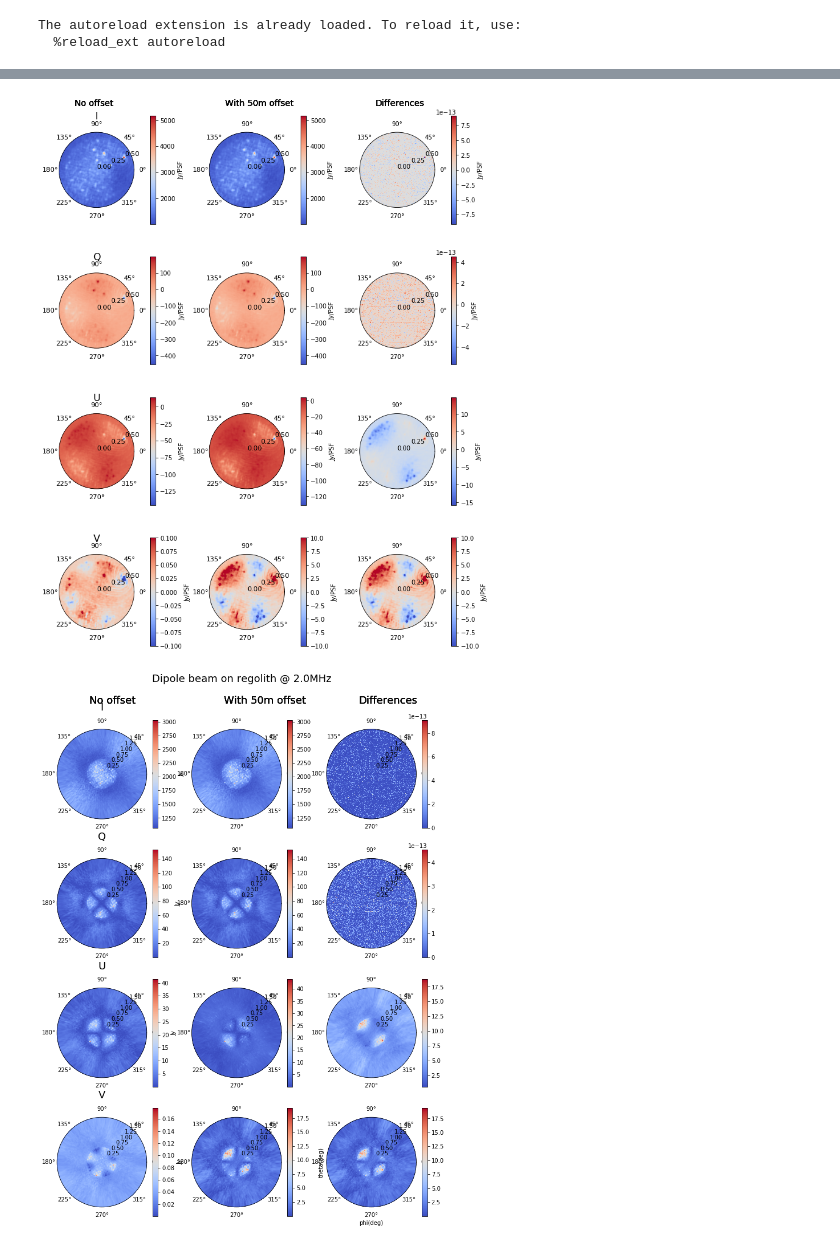
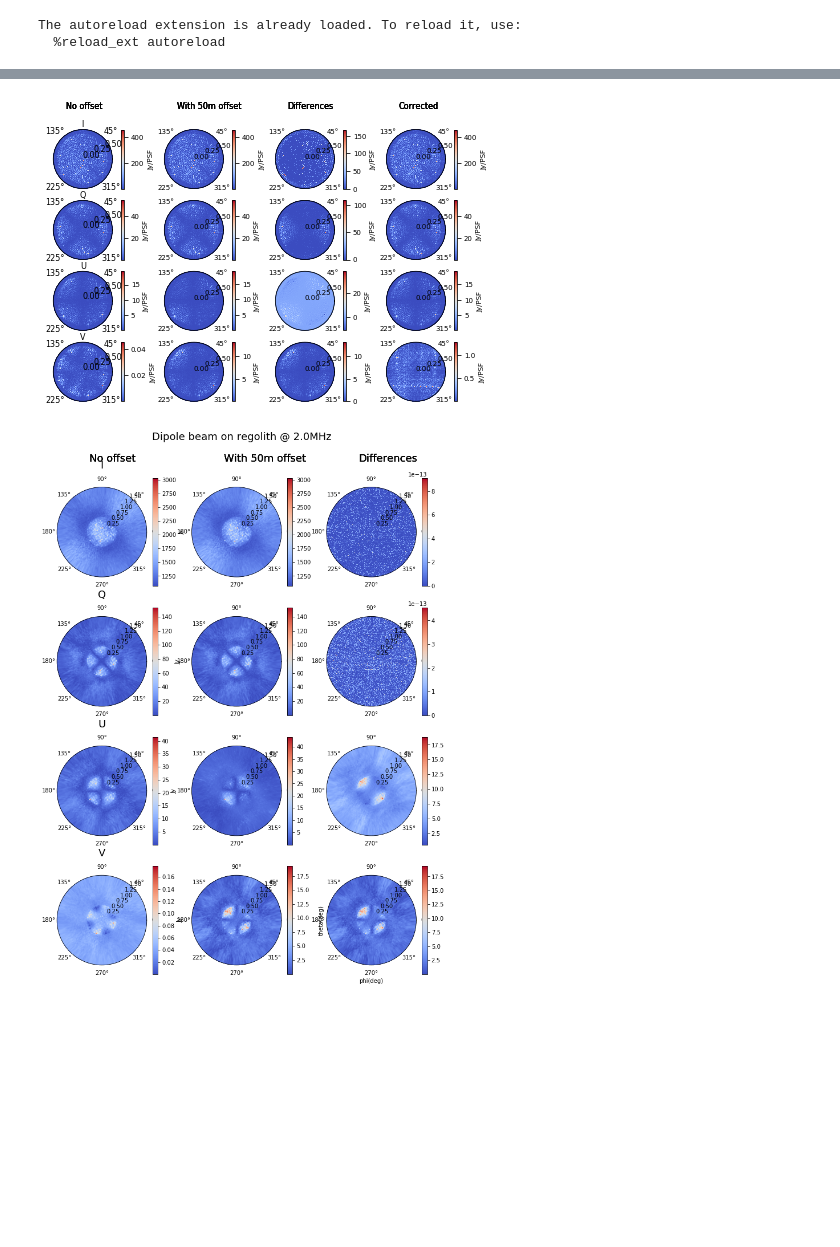
Before and after one commit to nmahesh1412/FARSIDE_imaging_performance, a Jupyter notebook: codes_implementation/dirty_image_calculation.ipynb, the cells around one changed output, grey strips where cells are left out. Cells and saved outputs as stored; diff of their text form; code cells hidden in the pictures; blank space fills up the shorter version.

```diff
--- a/codes_implementation/dirty_image_calculation.ipynb
+++ b/codes_implementation/dirty_image_calculation.ipynb
@@ -213,0 +260,5 @@ sky_obj.make_dirty_image(off_c=0)
+# %%
+M_in_lm = np.zeros((4,4,factor,factor))
+for i in range(len(M_in_lm[:,0,0,0])):
+    for j in range(len(M_in_lm[0,:,0,0])):
+        M_in_lm[i,j,:,:] = ic.beam_interpolate(M_in[i,j,:91,:360],theta,phi[:-1],t,p)
@@ -213,0 +297,5 @@ sky_obj.make_dirty_image(off_c=0)
+# %%
+image_in = np.zeros_like(image,dtype=np.complex256)
+for i in range(factor):
+    for j in range(factor):
+        image_in[:,i,j] = np.dot(np.linalg.inv(M_in_lm[:,:,i,j]),image_off[:,i,j])
@@ -214,5 +416,6 @@ sky_obj.make_dirty_image(off_c=0)
 # %%
-corrected=offset_correction(sky_obj.J_in,sky_obj.image_off)
+sky_obj.make_dirty_image(off_c=0)
+corrected=ic.offset_correction(sky_obj.J_in,sky_obj.image_off)
 # %%
 
 final = np.zeros((4,np.shape(sky_obj.beam_ft)[2],np.shape(sky_obj.beam_ft)[3]),dtype = np.complex128)
@@ -265,7 +484,7 @@ for i in range(4):
 # %%
-sky_pol = beamtopol((final))
-sky_pol_off = beamtopol((final_off))
-sky_pol_offc = beamtopol((final_offc))
+sky_pol = ic.beamtopol((final))
+sky_pol_off = ic.beamtopol((final_off))
+sky_pol_offc = ic.beamtopol((final_offc))
 sky_pol_m = sky_pol[0],sky_pol[3]
 sky_pol_off_m = sky_pol_off[0],sky_pol_off[3]
 sky_pol_off_mc = sky_pol_offc[0],sky_pol_offc[3]
@@ -274,53 +493,74 @@ sky_pol_off_mc = sky_pol_offc[0],sky_pol_offc[3]
 text = ['I', 'Q', 'U', 'V']
 plt_no = 4
 #ext = ['I','V']
-fig2,ax2 = plt.subplots(plt_no,3, subplot_kw=dict(polar=True),figsize=(12,16))
-plt.subplots_adjust(wspace=0.4,hspace=0.3)
+fig2,ax2 = plt.subplots(plt_no,4, subplot_kw=dict(polar=True),figsize=(7.5,5))
+plt.subplots_adjust(wspace=0.3,hspace=0.2)
 
 #fig2.suptitle('Dipole beam on regolith @ '+ str(f)+'MHz',fontsize=14,y=1)
 
 for i in range(plt_no):
     if i ==3:
-        p2 = ax2[int(i%plt_no),0].pcolormesh(p,t,np.real(sky_pol[i]),cmap='coolwarm',vmin=-0.1,vmax=0.1)
+        p2 = ax2[int(i%plt_no),0].pcolormesh(p,t,np.abs(sky_pol[i]),cmap='coolwarm')#,vmin=-0.1,vmax=0.1)
     else:
-        p2 = ax2[int(i%plt_no),0].pcolormesh(p,t,np.real(sky_pol[i]),cmap='coolwarm')#,vmin=vmin, vmax = vmax)#,norm=LogNorm())#,)
-    cbar = plt.colorbar(p2, ax=ax2[int(i%plt_no),0],label='Jy/PSF',pad=0.15)
+        p2 = ax2[int(i%plt_no),0].pcolormesh(p,t,np.abs(sky_pol[i]),cmap='coolwarm')#,vmin=vmin, vmax = vmax)#,norm=LogNorm())#,)
+    cbar = plt.colorbar(p2, ax=ax2[int(i%plt_no),0],label='Jy/PSF',pad=0.1)
     ax2[int(i%plt_no),0].set_rticks([0,0.25,0.5])
-    ax2[int(i%plt_no),0].tick_params(axis='both', labelsize=11)
+    ax2[int(i%plt_no),0].tick_params(axis='both', labelsize=8)
     ax2[int(i%plt_no),0].set_ylim([0,35*np.pi/180])
-    ax2[int(i%plt_no),0].set_title(text[i], pad=15, fontsize = 16)
-    ax2[0,0].text(1.9,1.1,'No offset', fontsize=14)
+    ax2[int(i%plt_no),0].set_xticks(np.array([45,135,225,315])*np.pi/180)
+    ax2[int(i%plt_no),0].tick_params(axis='x',pad=-0.5)
+    ax2[int(i%plt_no),0].set_title(text[i], pad=0.0, fontsize = 8)
+    ax2[0,0].text(1.9,1.1,'No offset', fontsize=8)
     ax2[int(i%plt_no),0].set_rlabel_position(25)
 
 
 ###########################################################################################
     if i ==3:
-         p2 = ax2[int(i%plt_no),1].pcolormesh(p,t,np.real(sky_pol_off[i]),cmap='coolwarm', vmin=-10,vmax=10)
+         p2 = ax2[int(i%plt_no),1].pcolormesh(p,t,np.abs(sky_pol_off[i]),cmap='coolwarm')#, vmin=-10,vmax=10)
     else:
-        p2 = ax2[int(i%plt_no),1].pcolormesh(p,t,np.real(sky_pol_off[i]),cmap='coolwarm')#,vmin=vmin, vmax = vmax)
-    cbar = plt.colorbar(p2, ax=ax2[int(i%plt_no),1],label='Jy/PSF',pad=0.15)
+        p2 = ax2[int(i%plt_no),1].pcolormesh(p,t,np.abs(sky_pol_off[i]),cmap='coolwarm')#,vmin=vmin, vmax = vmax)
+    cbar = plt.colorbar(p2, ax=ax2[int(i%plt_no),1],label='Jy/PSF',pad=0.1)
     #cbar.set_ticks(clist)
-    ax2[int(i%plt_no),1].tick_params(axis='both', labelsize=11)
+    ax2[int(i%plt_no),1].tick_params(axis='both', labelsize=7)
     ax2[int(i%plt_no),1].set_rticks([0,0.25,0.5])
     ax2[int(i%plt_no),1].set_ylim([0,35*np.pi/180])
-    ax2[0,1].text(1.9,1.1,'With 50m offset', fontsize=14)
+    ax2[int(i%plt_no),1].set_xticks(np.array([45,135,225,315])*np.pi/180)
+    ax2[int(i%plt_no),1].tick_params(axis='x',pad=-0.5)
+    ax2[0,1].text(1.9,1.1,'With 50m offset', fontsize=8)
     ax2[int(i%plt_no),1].set_rlabel_position(25)
 
 #########################################################################################
     if i==3:
-            p2 = ax2[int(i%plt_no),2].pcolormesh(p,t,np.real(sky_pol_off[i] - sky_pol[i]),cmap='coolwarm',vmin=-10,vmax=10)
+            p2 = ax2[int(i%plt_no),2].pcolormesh(p,t,np.abs(sky_pol_off[i])-np.real(sky_pol[i]),cmap='coolwarm')#,vmin=-0.1,vmax=0.1)
     else:
-        p2 = ax2[int(i%plt_no),2].pcolormesh(p,t,np.real(sky_pol_off[i] - sky_pol[i]),cmap='coolwarm')#,vmin=0, vmax = 0.1)
-    plt.colorbar(p2, ax=ax2[int(i%plt_no),2],label='Jy/PSF',pad=0.15)
-    ax2[int(i%plt_no),0].tick_params(axis='both', labelsize=11)
+        p2 = ax2[int(i%plt_no),2].pcolormesh(p,t,np.abs(sky_pol_off[i])-np.real(sky_pol[i]),cmap='coolwarm')#,vmin=0, vmax = 0.1)
+    plt.colorbar(p2, ax=ax2[int(i%plt_no),2],label='Jy/PSF',pad=0.1)
+    ax2[int(i%plt_no),2].tick_params(axis='both', labelsize=8)
     ax2[int(i%plt_no),2].set_rticks([0,0.25,0.5])
     ax2[int(i%plt_no),2].set_ylim([0,35*np.pi/180])
-    ax2[0,2].text(1.9,1.1,'Differences', fontsize=14)
+    ax2[int(i%plt_no),2].set_xticks(np.array([45,135,225,315])*np.pi/180)
+    ax2[int(i%plt_no),2].tick_params(axis='x',pad=-0.5)
+    ax2[0,2].text(1.9,1.1,'Differences', fontsize=8)
     ax2[int(i%plt_no),2].set_rlabel_position(25)
 
-#plt.savefig('/data4/nmahesh/edges/Lunar/plot_stokes_image_InV_GLEAM_off_nooff_2mhz_real.png',dpi=800,bbox_inches='tight')
+#########################################################################################
+
+    if i==3:
+            p2 = ax2[int(i%plt_no),3].pcolormesh(p,t,np.abs(sky_pol_offc[i]),cmap='coolwarm')#,vmin=-0.1,vmax=0.1)
+    else:
+        p2 = ax2[int(i%plt_no),3].pcolormesh(p,t,np.abs(sky_pol_offc[i]),cmap='coolwarm')#,vmin=0, vmax = 0.1)
+    plt.colorbar(p2, ax=ax2[int(i%plt_no),3],label='Jy/PSF',pad=0.1)
+    ax2[int(i%plt_no),2].tick_params(axis='both', labelsize=7)
+    ax2[int(i%plt_no),3].set_rticks([0,0.25,0.5])
+    ax2[int(i%plt_no),3].set_ylim([0,35*np.pi/180])
+    ax2[int(i%plt_no),3].set_xticks(np.array([45,135,225,315])*np.pi/180)
+    ax2[int(i%plt_no),3].tick_params(axis='x',pad=-0.5)
+    ax2[0,3].text(1.9,1.1,'Corrected', fontsize=8)
+    ax2[int(i%plt_no),3].set_rlabel_position(25)
+
+#plt.savefig('/data4/nmahesh/edges/Lunar/plot_stokes_image_GLEAM_off_nooff_diff_2mhz_real.png',dpi=200,bbox_inches='tight')
 # %% [output]
-[figure, old version]
+[figure, new version]
 # %%
 sky_pol = beamtopol(final)
 sky_pol_off = beamtopol(final_off)
```
Also changed, not shown: parts of 43 cells of this notebook, 18 other files.
